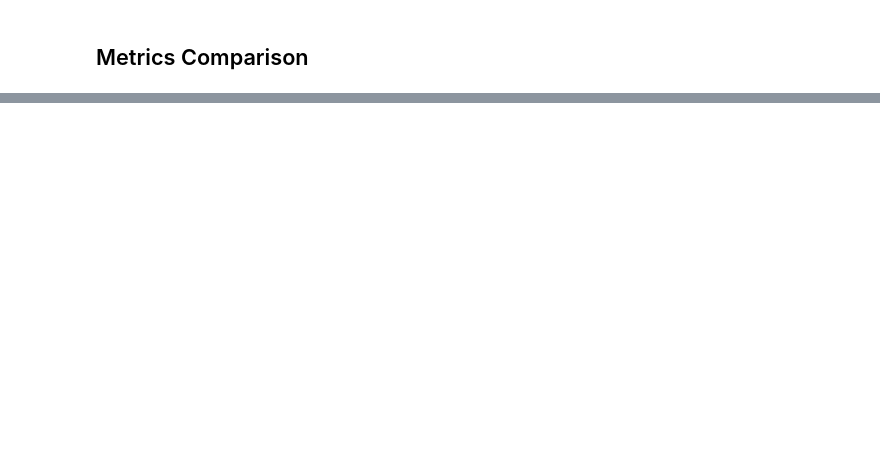
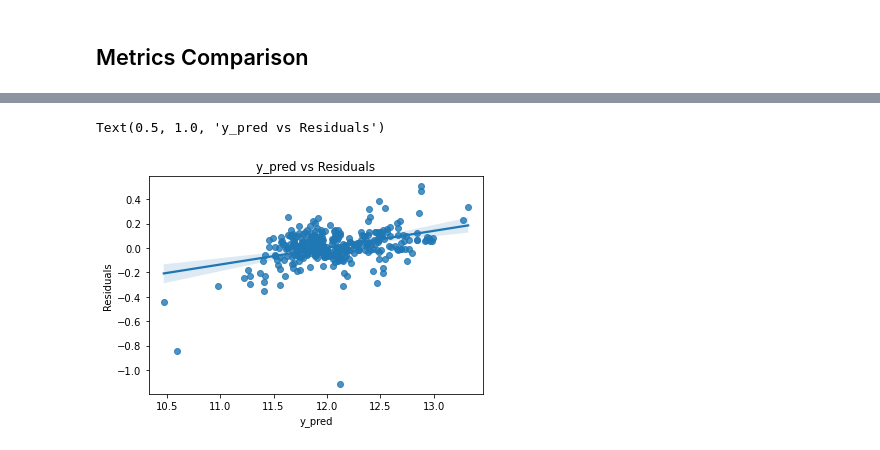
Before and after one commit to krishnajiraoh/upGrad_advanced_regression_assignment, a Jupyter notebook: Assignment.ipynb, the cells around one changed output, grey strips where cells are left out. Drawn from its saved outputs; the diff is of its cells as text; code cells hidden in the pictures; blank space fills up the shorter version.

```diff
--- a/Assignment.ipynb
+++ b/Assignment.ipynb
@@ -538,0 +586,4 @@ final_metric
+# %%
+new_cont_cols = sqrt_cols + log_cols + cont_cols
+
+X_test[new_cont_cols[:-1]].iloc[[0]]
@@ -538,0 +622,25 @@ final_metric
+# %%
+lr_model = LinearRegression()
+lr_model.fit(X_train, y_train)
+
+y_train_pred = lr_model.predict(X_train)
+y_test_pred = lr_model.predict(X_test)
+
+metrics = [[ r2_score(y_train, y_train_pred),  r2_score(y_test, y_test_pred)],
+            [ mean_squared_error(y_train, y_train_pred), mean_squared_error(y_test, y_test_pred)],
+            [ mean_squared_error(y_train, y_train_pred, squared=False), mean_squared_error(y_test, y_test_pred, squared=False) ]
+ ]
+
+df_lr_metrics = pd.DataFrame(metrics, columns=["Train", "Test"], index=["R2_Score", "MSE", "RMSE"] )
+print(df_lr_metrics)
+
+metrics = [ r2_score(y_train, y_train_pred),  r2_score(y_test, y_test_pred),
+            mean_squared_error(y_train, y_train_pred), mean_squared_error(y_test, y_test_pred),
+            mean_squared_error(y_train, y_train_pred, squared=False), mean_squared_error(y_test, y_test_pred, squared=False)
+        ]
+
+lr_table = {'Metric': ['R2 Score (Train)','R2 Score (Test)','MSE (Train)','MSE (Test)',
+                       'RMSE (Train)','RMSE (Test)'],
+        'Linear Regression': metrics
+}
+lr_metric = pd.DataFrame(lr_table ,columns = ['Metric', 'Linear Regression'] )
@@ -671,2 +894,10 @@ RMSE     0.08989 0.16294
 # %% [markdown]
 ## Metrics Comparison
+# %%
+errors = (y_test.values.reshape(-1) - y_test_pred)
+
+fig = plt.figure()
+sns.kdeplot(errors)
+plt.title("Distribution of Residuals")
+
+plt.show()
@@ -673,3 +906,11 @@ RMSE     0.08989 0.16294
+# %%
+sns.regplot(y_test.values.reshape(-1), errors)
+plt.xlabel("y_pred")
+plt.ylabel("Residuals")
+plt.title("y_pred vs Residuals")
+# %% [output]
+Text(0.5, 1.0, 'y_pred vs Residuals')
+[figure, added]
 # %%
 pd.set_option('display.float_format', lambda x: '%.5f' % x)
 
```
Also changed, not shown: parts of 35 cells of this notebook.
